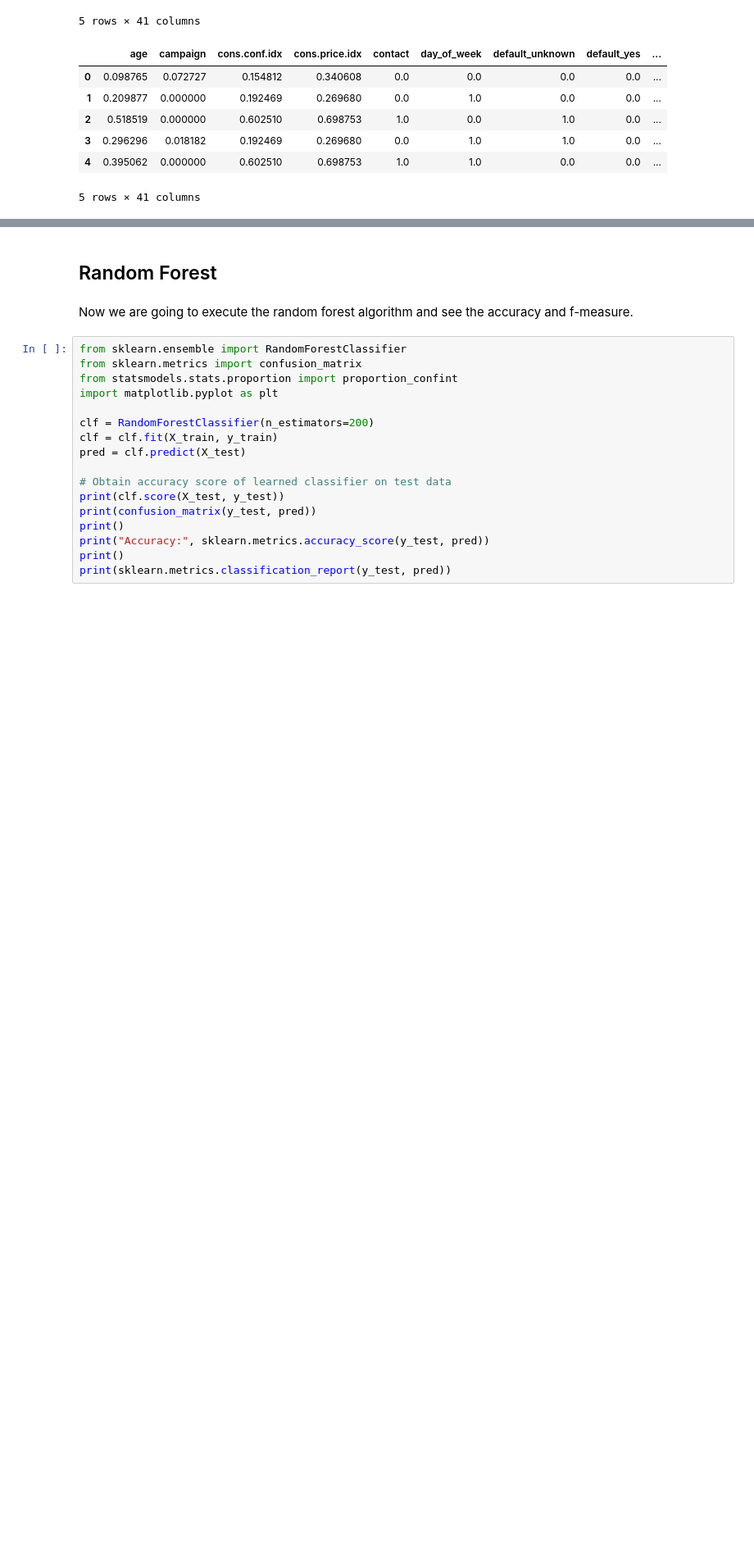
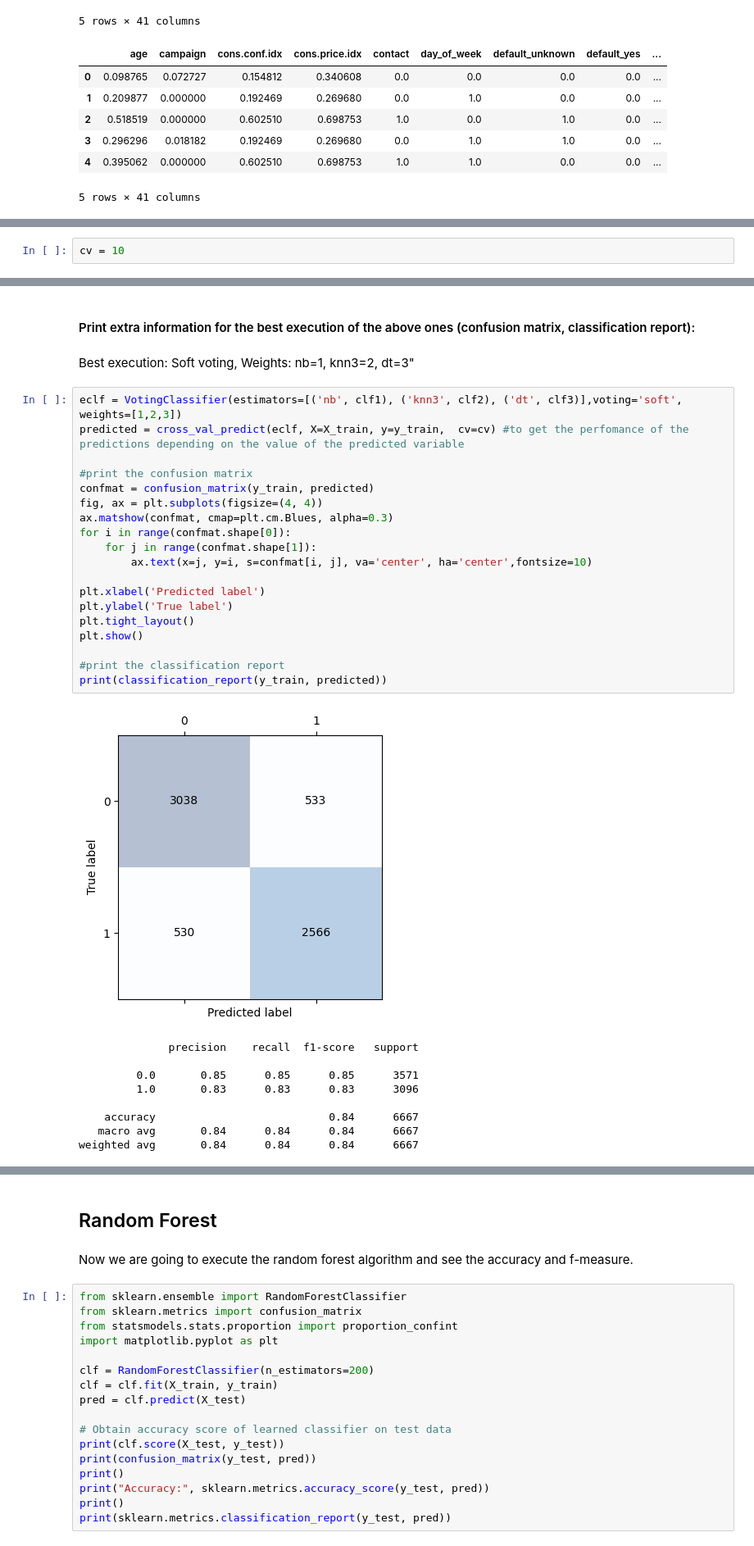
Before and after one commit to latorware/PortugalBankMarketingCampaign-MD, a Jupyter notebook: Scripts/MetalearningMethods.ipynb, the cells around one changed output, grey strips where cells are left out. Shown: that part at 82% size. Drawn from its saved outputs; the diff is of its cells as text; blank space fills up the shorter version.

Commit message:
voting and bagging done

```diff
--- a/Scripts/MetalearningMethods.ipynb
+++ b/Scripts/MetalearningMethods.ipynb
@@ -34,0 +37,2 @@ display(dfTest.head())
+# %%
+cv = 10
@@ -34,0 +112,33 @@ display(dfTest.head())
+# %% [markdown]
+#### Print extra information for the best execution of the above ones (confusion matrix, classification report):
+# %% [markdown]
+Best execution: Soft voting, Weights: nb=1, knn3=2, dt=3"
+# %%
+eclf = VotingClassifier(estimators=[('nb', clf1), ('knn3', clf2), ('dt', clf3)],voting='soft', weights=[1,2,3])
+predicted = cross_val_predict(eclf, X=X_train, y=y_train,  cv=cv) #to get the perfomance of the predictions depending on the value of the predicted variable
+
+#print the confusion matrix
+confmat = confusion_matrix(y_train, predicted)
+fig, ax = plt.subplots(figsize=(4, 4))
+ax.matshow(confmat, cmap=plt.cm.Blues, alpha=0.3)
+for i in range(confmat.shape[0]):
+    for j in range(confmat.shape[1]):
+        ax.text(x=j, y=i, s=confmat[i, j], va='center', ha='center',fontsize=10)
+
+plt.xlabel('Predicted label')
+plt.ylabel('True label')
+plt.tight_layout()
+plt.show()
+
+#print the classification report
+print(classification_report(y_train, predicted))
+# %% [output]
+[figure, added]
+              precision    recall  f1-score   support
+
+         0.0       0.85      0.85      0.85      3571
+         1.0       0.83      0.83      0.83      3096
+
+    accuracy                           0.84      6667
+   macro avg       0.84      0.84      0.84      6667
+weighted avg       0.84      0.84      0.84      6667
```
Also changed, not shown: parts of 16 cells of this notebook, 1 other file.
